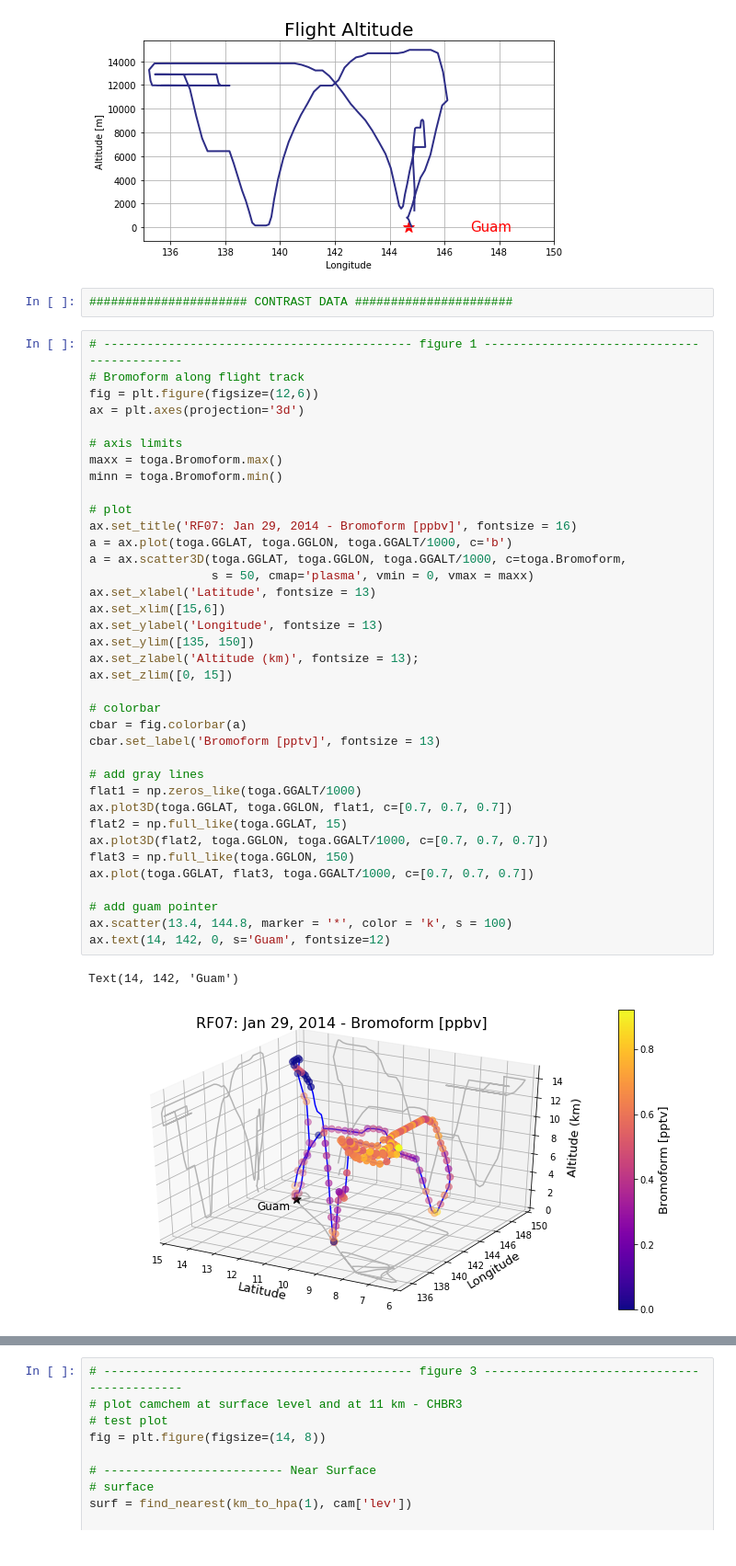
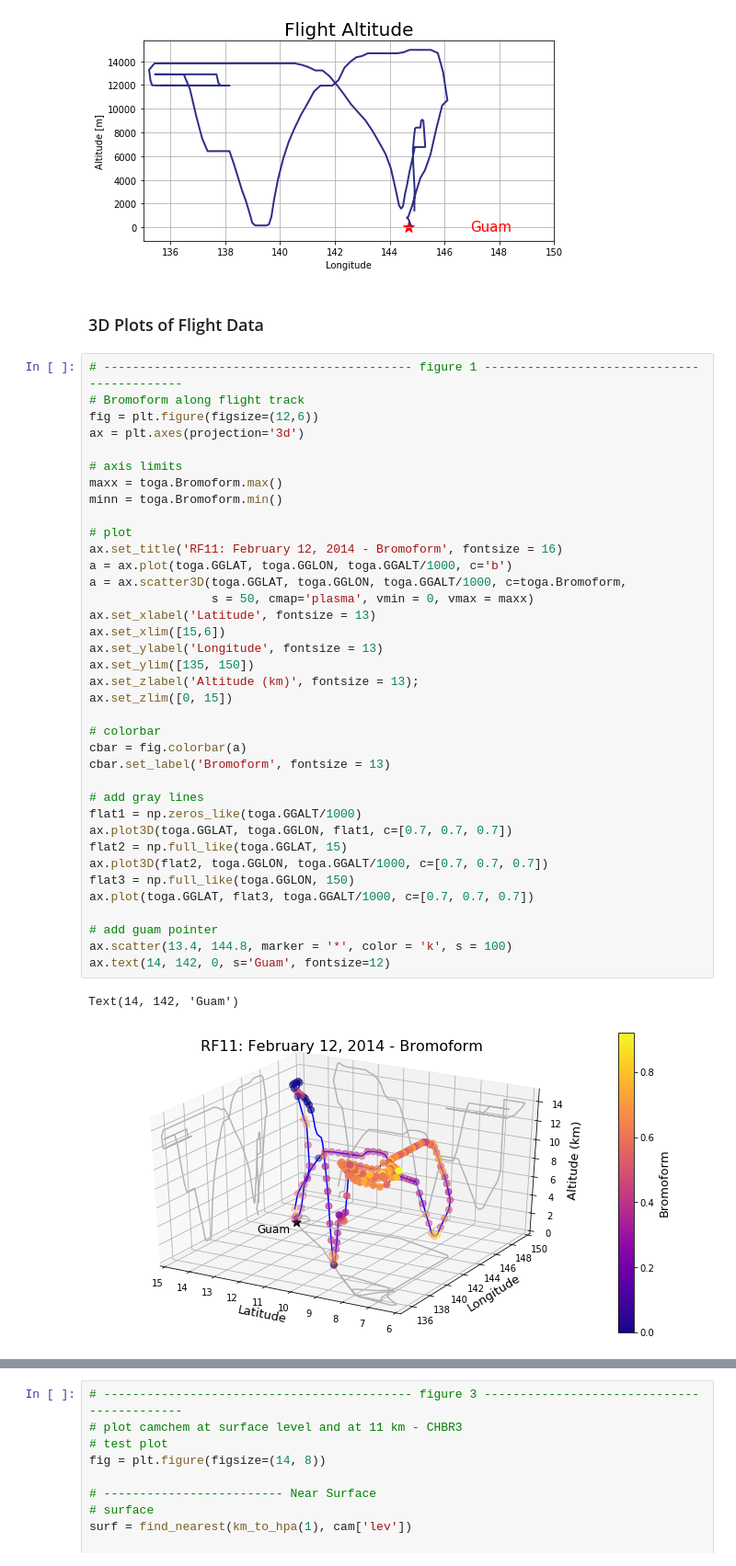
Before and after one commit to schelpon/final_project, a Jupyter notebook: final_project.ipynb, the cells around one changed output, grey strips where cells are left out. Shown at 92% size. Saved outputs shown, nothing was run; the diff lists cells and outputs as text.

```diff
--- a/final_project.ipynb
+++ b/final_project.ipynb
@@ -176,8 +167,8 @@ ax.text(144.7+3, 13.4-2, "Guam", c = 'r', ha="center", va="center", size=15)
 # %% [output]
 Text(147.7, 11.4, 'Guam')
 [figure]
-# %%
-###################### CONTRAST DATA ######################
+# %% [markdown]
+### 3D Plots of Flight Data
 # %%
 # ------------------------------------------- figure 1 -------------------------------------------
 # Bromoform along flight track
@@ -188,36 +179,36 @@ ax = plt.axes(projection='3d')
 maxx = toga.Bromoform.max()
 minn = toga.Bromoform.min()
 
 # plot
-ax.set_title('RF07: Jan 29, 2014 - Bromoform [ppbv]', fontsize = 16)
+ax.set_title('RF11: February 12, 2014 - Bromoform', fontsize = 16)
 a = ax.plot(toga.GGLAT, toga.GGLON, toga.GGALT/1000, c='b')
 a = ax.scatter3D(toga.GGLAT, toga.GGLON, toga.GGALT/1000, c=toga.Bromoform,
                  s = 50, cmap='plasma', vmin = 0, vmax = maxx)
 ax.set_xlabel('Latitude', fontsize = 13)
 ax.set_xlim([15,6])
 ax.set_ylabel('Longitude', fontsize = 13)
 ax.set_ylim([135, 150])
 ax.set_zlabel('Altitude (km)', fontsize = 13);
 ax.set_zlim([0, 15])
 
 # colorbar
 cbar = fig.colorbar(a)
-cbar.set_label('Bromoform [pptv]', fontsize = 13)
+cbar.set_label('Bromoform', fontsize = 13)
 
 # add gray lines
 flat1 = np.zeros_like(toga.GGALT/1000)
 ax.plot3D(toga.GGLAT, toga.GGLON, flat1, c=[0.7, 0.7, 0.7])
 flat2 = np.full_like(toga.GGLAT, 15)
 ax.plot3D(flat2, toga.GGLON, toga.GGALT/1000, c=[0.7, 0.7, 0.7])
 flat3 = np.full_like(toga.GGLON, 150)
 ax.plot(toga.GGLAT, flat3, toga.GGALT/1000, c=[0.7, 0.7, 0.7])
 
 # add guam pointer
 ax.scatter(13.4, 144.8, marker = '*', color = 'k', s = 100)
 ax.text(14, 142, 0, s='Guam', fontsize=12)
 # %% [output]
 Text(14, 142, 'Guam')
-[figure, old version]
+[figure, new version]
 # %%
 # ------------------------------------------- figure 2 -------------------------------------------
 # DMS along flight track
```
Also changed, not shown: parts of 25 cells of this notebook.
